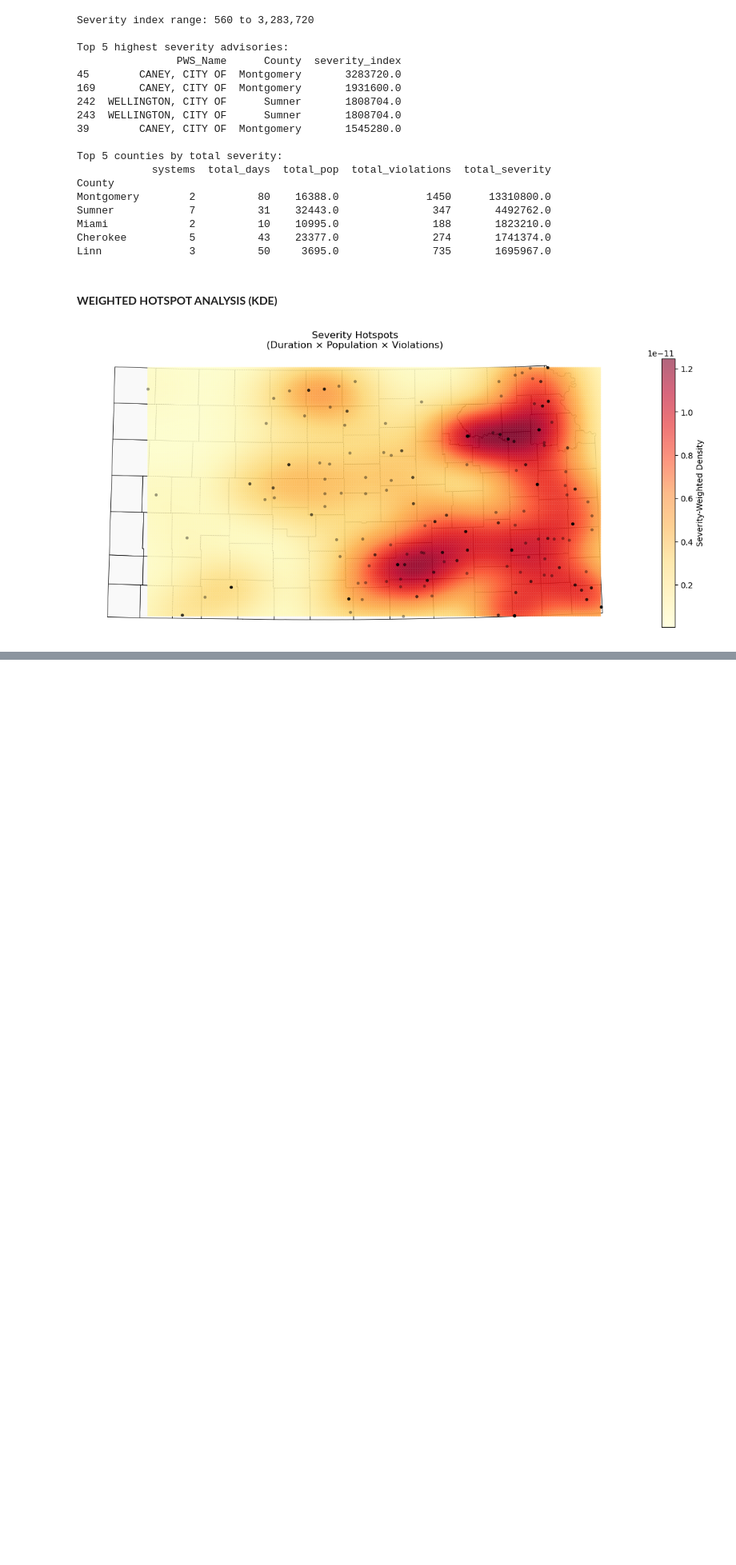
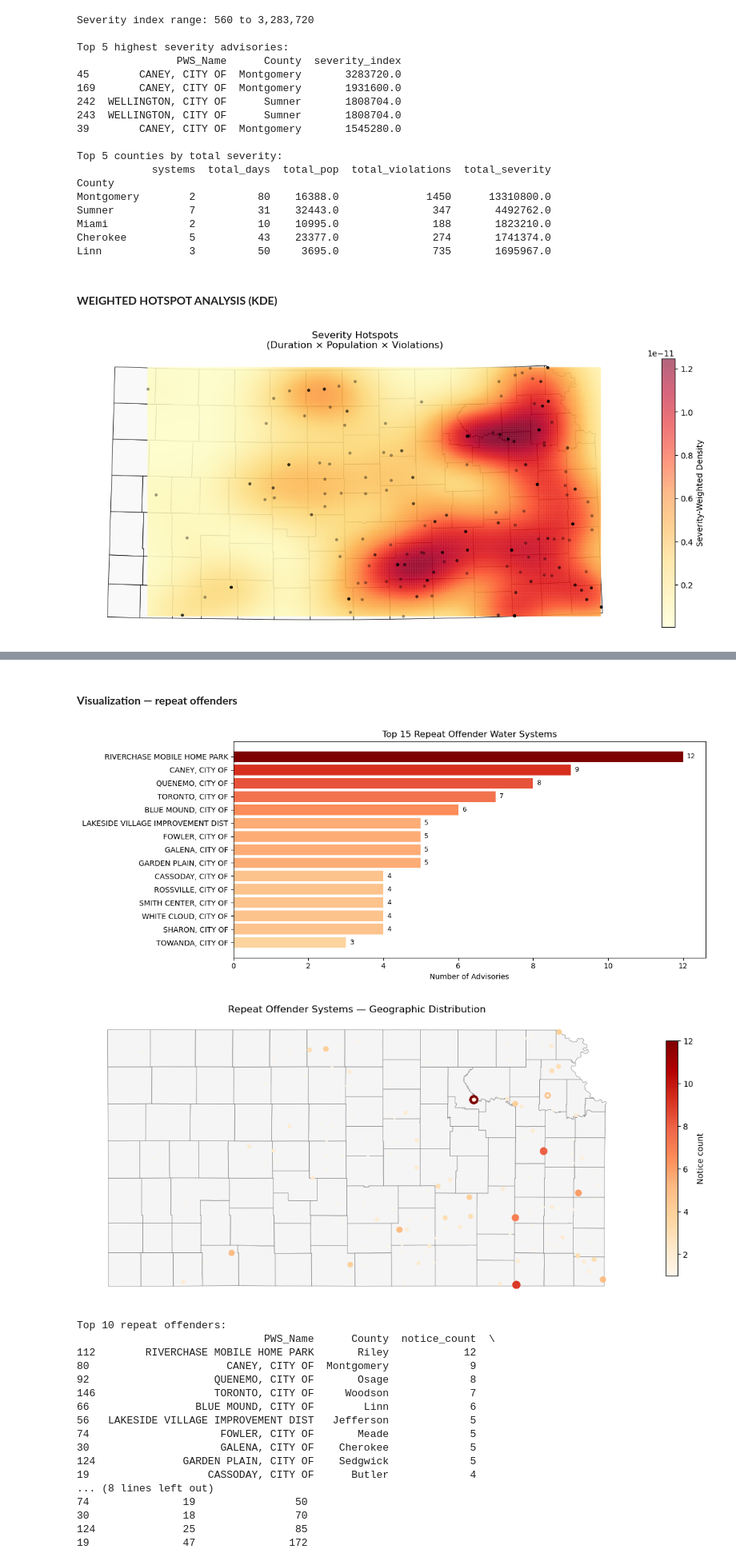
Before and after one commit to arunrimal/boil-water-advisory, a Jupyter notebook: notebooks/visualization.ipynb, the cells around one changed output, grey strips where cells are left out. Shown at 80% size. Saved outputs shown, nothing was run; the diff lists cells and outputs as text; code cells hidden in the pictures; blank space fills up the shorter version.

```diff
--- a/notebooks/visualization.ipynb
+++ b/notebooks/visualization.ipynb
@@ -546,0 +600,65 @@ plt.show()
+# %% [markdown]
+#### **Visualization — repeat offenders**
+# %%
+repeat = (bwa_gdf.groupby(["Federal_ID", "PWS_Name", "County"])
+          .agg(
+              notice_count=("Advisory_Duration", "count"),
+              total_duration=("Advisory_Duration", "sum"),
+              avg_duration=("Advisory_Duration", "mean"),
+              total_violations=("No._of_Violations", "sum"),
+              total_severity=("severity_index", "sum")
+          )
+          .reset_index()
+          .sort_values("notice_count", ascending=False))
+
+# Bar chart of top repeat systems
+fig, ax = plt.subplots(figsize=(12, 5))
+top = repeat.head(15)
+bars = ax.barh(top["PWS_Name"], top["notice_count"],
+               color=plt.cm.OrRd(top["notice_count"] / top["notice_count"].max()))
+ax.set_xlabel("Number of Advisories")
+ax.set_title("Top 15 Repeat Offender Water Systems", fontsize=12)
+ax.invert_yaxis()
+for bar, val in zip(bars, top["notice_count"]):
+    ax.text(bar.get_width() + 0.1, bar.get_y() + bar.get_height()/2,
+            str(val), va="center", fontsize=9)
+plt.tight_layout()
+plt.show()
+
+# Map repeat offenders by location
+repeat_map = bwa_gdf.merge(
+    repeat[["Federal_ID", "notice_count"]], on="Federal_ID", how="left"
+)
+fig, ax = plt.subplots(figsize=(12, 7))
+ks_counties.plot(ax=ax, color="#f5f5f5", edgecolor="gray", linewidth=0.5)
+repeat_map.plot(ax=ax, column="notice_count",
+                cmap="OrRd", markersize=repeat_map["notice_count"] * 8,
+                alpha=0.7, legend=True,
+                legend_kwds={"label": "Notice count", "shrink": 0.6})
+ax.set_title("Repeat Offender Systems — Geographic Distribution", fontsize=12)
+ax.set_axis_off()
+plt.tight_layout()
+plt.show()
+
+print("\nTop 10 repeat offenders:")
+print(repeat.head(10)[["PWS_Name","County","notice_count","total_duration","total_violations"]])
+# %% [output]
+[figure, added]
+[figure, added]
+Top 10 repeat offenders:
+                              PWS_Name      County  notice_count  \
+112        RIVERCHASE MOBILE HOME PARK       Riley            12
+80                      CANEY, CITY OF  Montgomery             9
+92                    QUENEMO, CITY OF       Osage             8
+146                   TORONTO, CITY OF     Woodson             7
+66                 BLUE MOUND, CITY OF        Linn             6
+56   LAKESIDE VILLAGE IMPROVEMENT DIST   Jefferson             5
+74                     FOWLER, CITY OF       Meade             5
+30                     GALENA, CITY OF    Cherokee             5
+124              GARDEN PLAIN, CITY OF    Sedgwick             5
+19                   CASSODAY, CITY OF      Butler             4
+... (8 lines left out)
+74               19                50
+30               18                70
+124              25                85
+19               47               172
```
Also changed, not shown: parts of 6 cells of this notebook.
